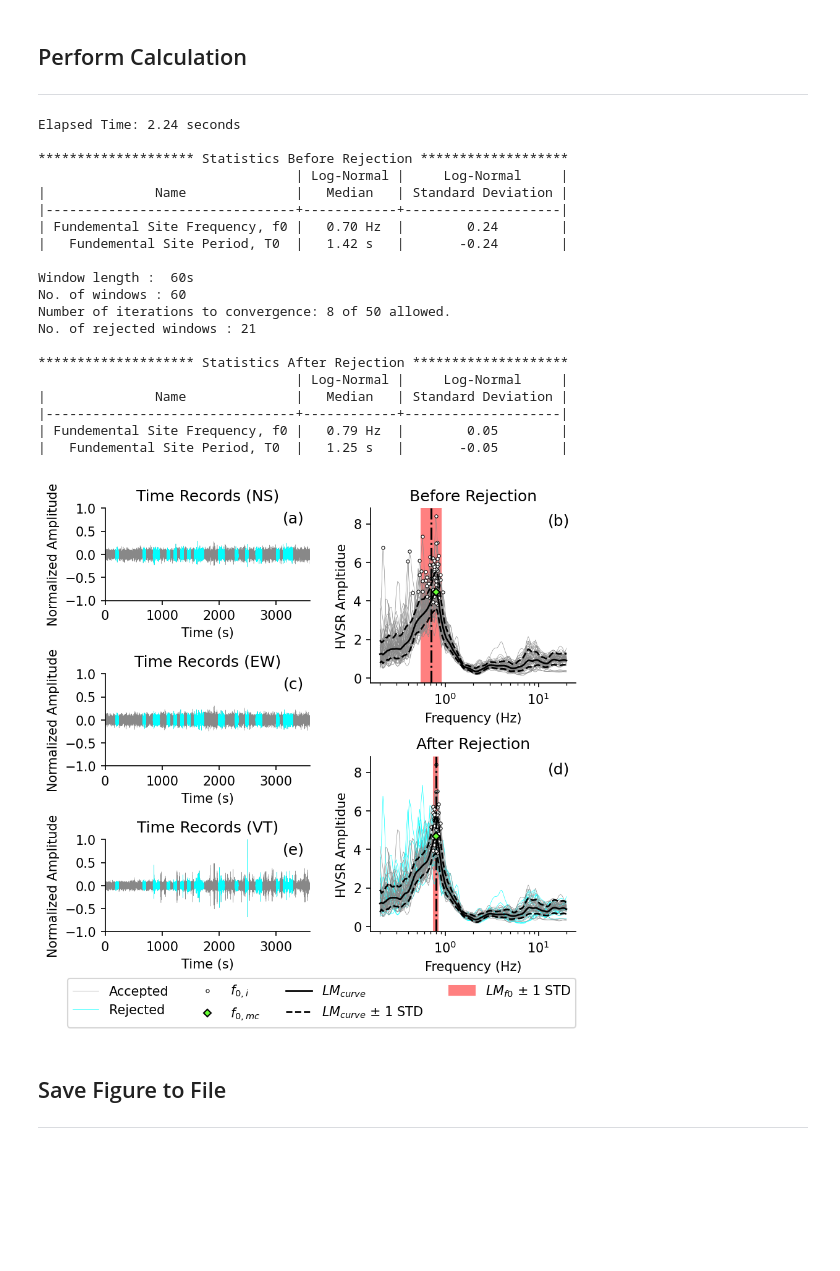
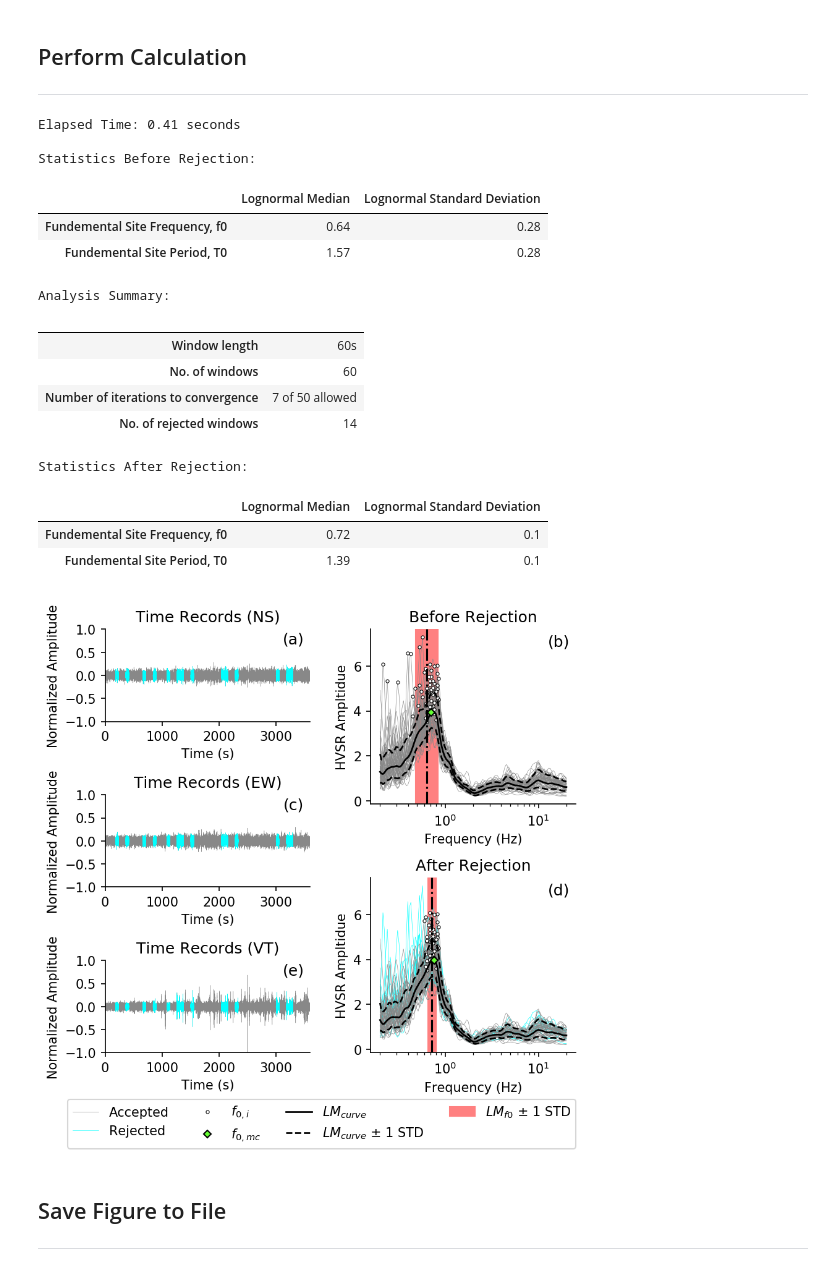
Before and after one commit to jpvantassel/hvsrpy, a Jupyter notebook: examples/simple_hvsrpy_interface.ipynb, the cells around one changed output. Drawn from its saved outputs; the diff is of its cells as text; code cells hidden in the pictures; blank space fills up the shorter version.

Commit message:
:sparkles: Add azimuth option, reformat calculation details

```diff
--- a/examples/simple_hvsrpy_interface.ipynb
+++ b/examples/simple_hvsrpy_interface.ipynb
@@ -65,9 +62,9 @@ import time
 # %%
 # Input file name (may be a relative or full path).
 # file_name = "UT.STN11.A2_C50.miniseed"
-# file_name = "UT.STN11.A2_C150.miniseed"
+file_name = "UT.STN11.A2_C150.miniseed"
 # file_name = "UT.STN12.A2_C50.miniseed"
-file_name = "UT.STN12.A2_C150.miniseed"
+# file_name = "UT.STN12.A2_C150.miniseed"
 
 # Window length in seconds. In general low frequency peaks require longer window lengths.
 # See the SESAME guidelines for specific window length recommendations.
@@ -104,11 +101,13 @@ res_type = 'log'
 ## H/V Settings
 ---
 # %%
-# Method for combining horizontal components {"squared-average", "geometric-mean"}.
+# Method for combining horizontal components {"squared-average", "geometric-mean", "azimuth"}.
 # Geopsy's default is "squared-average" -> "geometric-mean" is recommended.
 method = 'geometric-mean'
+# If method='azimuth', set azimuth in degree clock-wise from north. If method!='azimuth', value is ignored.
+azimuth = None
 
-# Boolean to control whether frequency domain rejection proposed by Cox et al. (in review) is applied.
+# Boolean to control whether frequency domain rejection proposed by Cox et al. (2020) is applied.
 # Geopsy does not offer this functionality.
 rejection_bool = True
 # Number of standard deviations to consider during rejection. Smaller values will reject more windows -> 2 is recommended.
@@ -142,7 +141,7 @@ start = time.time()
 sensor = hvsrpy.Sensor3c.from_mseed(file_name)
 bp_filter = {"flag":filter_bool, "flow":flow, "fhigh":fhigh, "order":forder}
 resampling = {"minf":minf, "maxf":maxf, "nf":nf, "res_type":res_type}
-hv = sensor.hv(windowlength, bp_filter, width, bandwidth, resampling, method)
+hv = sensor.hv(windowlength, bp_filter, width, bandwidth, resampling, method, azimuth=azimuth)
 end = time.time()
 print(f"Elapsed Time: {str(end-start)[0:4]} seconds")
 
@@ -151,7 +150,7 @@ median_width = 1.3
 for ax, title in zip([ax3, ax4], ["Before Rejection", "After Rejection"]):
     # Rejected Windows
     if title=="After Rejection":
-        if hv.rejected_window_indices.size>0:
+        if len(hv.rejected_window_indices):
             label = "Rejected"
             for amp in hv.amp[hv.rejected_window_indices]:
                 ax.plot(hv.frq, amp, color='#00ffff', linewidth=individual_width, zorder=2, label=label)
@@ -175,7 +174,7 @@ for ax, title in zip([ax3, ax4], ["Before Rejection", "After Rejection"]):
             label = "" if title=="Before Rejection" and rejection_bool else r"$f_{0,mc}$")
 
     # Mean Curve
-    label = r"$LM_{curve}$" if distribution_mc=="log-normal" else "Mean Curve"
+    label = r"$LM_{curve}$" if distribution_mc=="log-normal" else "Mean"
     ax.plot(hv.frq, hv.mean_curve(distribution_mc), color='k', linewidth=median_width,
             label="" if title=="Before Rejection" and rejection_bool else label)
 
@@ -198,88 +197,73 @@ for ax, title in zip([ax3, ax4], ["Before Rejection", "After Rejection"]):
     ax.set_xscale('log')
     ax.set_xlabel("Frequency (Hz)")
     ax.set_ylabel("HVSR Ampltidue")
-    n_spaces = 19
     if rejection_bool:
         if title=="Before Rejection":
-            print()
-            print(f"*{'*'*n_spaces} Statistics Before Rejection {'*'*n_spaces}")
+            print("\nStatistics Before Rejection:")
             hv.print_stats(distribution_f0)
-            print()
             c_iter = hv.reject_windows(n, max_iterations=n_iteration,
                                        distribution_f0=distribution_f0, distribution_mc=distribution_mc)
-            print(f"Window length :  {str(windowlength)}s")
-            print(f"No. of windows : {sensor.ns.n_windows}")
-            print(f"Number of iterations to convergence: {c_iter} of {n_iteration} allowed.")
         elif title=="After Rejection":
             fig.legend(ncol=4, loc='lower center', bbox_to_anchor=(0.51, 0), columnspacing=2)
-            print(f"No. of rejected windows : {len(hv.rejected_window_indices)}")
 
-            print()
-            print(f"*{'*'*n_spaces} Statistics After Rejection {'*'*n_spaces}*")
+            print("\nAnalysis Summary:")
+            display(pd.DataFrame(columns=[""], index=["Window length", "No. of windows", "Number of iterations to convergence", "No. of rejected windows"],
+                         data=[f"{windowlength}s", str(sensor.ns.n_windows), f"{c_iter} of {n_iteration} allowed", str(len(hv.rejected_window_indices))]))
+            print("\nStatistics After Rejection:")
             hv.print_stats(distribution_f0)
-            print()
     else:
-        n_spaces += 9
-        print()
-        print(f"Window length :  {str(windowlength)}s")
-        print(f"No. of windows : {sensor.ns.n_windows}")
-        print()
-        print(f"*{'*'*n_spaces} Statistics{'*'*n_spaces}")
+        display(pd.DataFrame(columns=[""], index=["Window length", "No. of windows"],
+                         data=[f"{windowlength}s", str(sensor.ns.n_windows)]))
         hv.print_stats(distribution_f0)
-        print()
         fig.legend(loc="upper center", bbox_to_anchor=(0.77, 0.4))
         break
     ax.set_title(title)
 
 norm_factor = sensor.normalization_factor
 for ax, timerecord, name in zip([ax0,ax1,ax2], [sensor.ns, sensor.ew, sensor.vt], ["NS", "EW", "VT"]):
     ctime = timerecord.time
     amp = timerecord.amp/norm_factor
     ax.plot(ctime.T, amp.T, linewidth=0.2, color='#888888')
     ax.set_title(f"Time Records ({name})")
     ax.set_yticks([-1, -0.5, 0, 0.5, 1])
     ax.set_xlim(0, windowlength*timerecord.n_windows)
     ax.set_ylim(-1, 1)
     ax.set_xlabel('Time (s)')
     ax.set_ylabel('Normalized Amplitude')
     for window_index in hv.rejected_window_indices:
         ax.plot(ctime[window_index], amp[window_index], linewidth=0.2, color="cyan")
 
 if rejection_bool:
     axs = [ax0, ax3, ax1, ax4, ax2]
 else:
     axs = [ax0, ax3, ax1, ax2]
 
 for ax, letter in zip(axs, list("abcde")):
     ax.text(0.97, 0.97, f"({letter})", ha="right", va="top", transform=ax.transAxes, fontsize=12)
     for spine in ["top", "right"]:
         ax.spines[spine].set_visible(False)
 
 
 fig.tight_layout(h_pad=1, w_pad=2, rect=(0,0.08,1,1))
 plt.show()
 # %% [output]
-Elapsed Time: 2.24 seconds
+Elapsed Time: 0.41 seconds
 
-******************** Statistics Before Rejection *******************
-                                 | Log-Normal |     Log-Normal     |
-|              Name              |   Median   | Standard Deviation |
-|--------------------------------+------------+--------------------|
-| Fundemental Site Frequency, f0 |   0.70 Hz  |        0.24        |
-|   Fundemental Site Period, T0  |   1.42 s   |       -0.24        |
-
-Window length :  60s
-No. of windows : 60
-Number of iterations to convergence: 8 of 50 allowed.
-No. of rejected windows : 21
-
-******************** Statistics After Rejection ********************
-                                 | Log-Normal |     Log-Normal     |
-|              Name              |   Median   | Standard Deviation |
-|--------------------------------+------------+--------------------|
-| Fundemental Site Frequency, f0 |   0.79 Hz  |        0.05        |
-|   Fundemental Site Period, T0  |   1.25 s   |       -0.05        |
+Statistics Before Rejection:
+|  | Lognormal Median | Lognormal Standard Deviation |
+| Fundemental Site Frequency, f0 | 0.64 | 0.28 |
+| Fundemental Site Period, T0 | 1.57 | 0.28 |
+Analysis Summary:
+|  |  |
+| Window length | 60s |
+| No. of windows | 60 |
+| Number of iterations to convergence | 7 of 50 allowed |
+| No. of rejected windows | 14 |
+Statistics After Rejection:
+|  | Lognormal Median | Lognormal Standard Deviation |
+| Fundemental Site Frequency, f0 | 0.72 | 0.1 |
+| Fundemental Site Period, T0 | 1.39 | 0.1 |
-[figure, old version]
+[figure, new version]
 # %% [markdown]
 ## Save Figure to File
 ---
```
Also changed, not shown: parts of 2 cells of this notebook.
